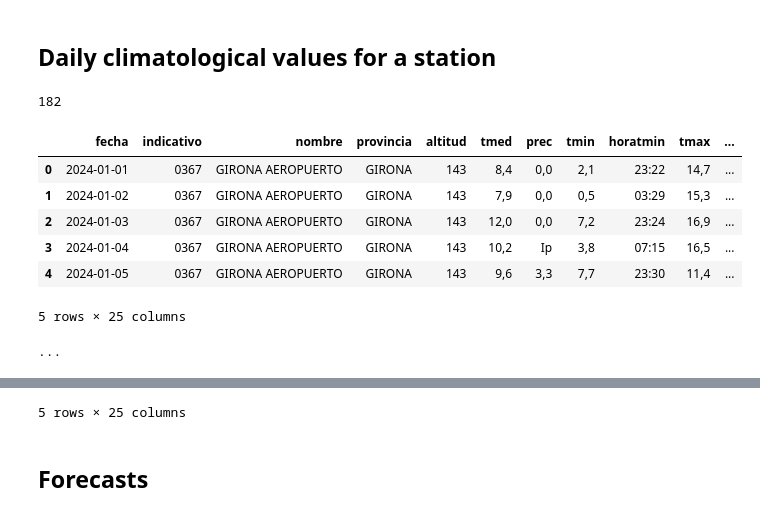
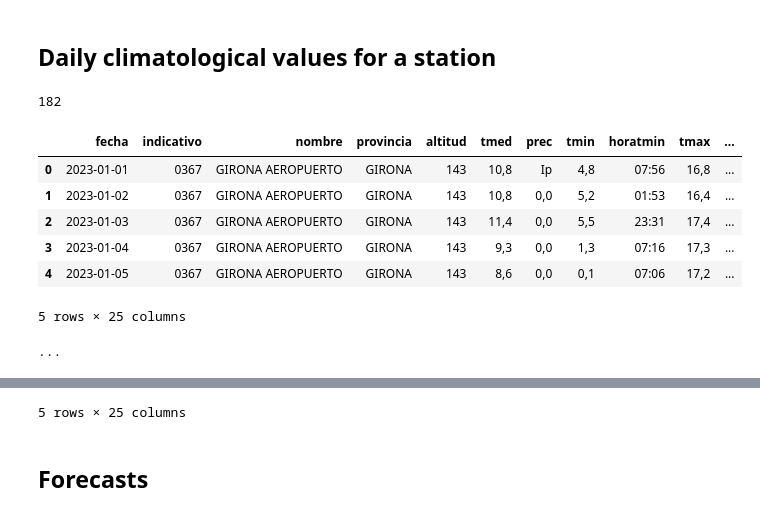
Before and after one commit to reddgr/energy-price-forecasting-in-power-grids, a Jupyter notebook: notebooks/04_AEMET_OpenData.ipynb, the cells around one changed output, grey strips where cells are left out. Saved outputs shown, nothing was run; the diff lists cells and outputs as text; code cells hidden in the pictures.

```diff
--- a/notebooks/04_AEMET_OpenData.ipynb
+++ b/notebooks/04_AEMET_OpenData.ipynb
@@ -241,22 +240,22 @@ plt.show()
 # %%
 # IDEMA_EXAMPLE = "1167B"
 IDEMA_EXAMPLE = "0367"
-FEC_INI = "2024-01-01"
+FEC_INI = "2023-01-01"
 n_dias = 181  # each query supports approximately 6 months of data
 FEC_FIN = (datetime.strptime(FEC_INI, "%Y-%m-%d") + pd.Timedelta(days=n_dias)).strftime("%Y-%m-%d")
 data = fetch_station_history(IDEMA_EXAMPLE, FEC_INI, FEC_FIN)
 print(len(data))
 display(pd.DataFrame(data).head(5))
 print("...")
 display(pd.DataFrame(data).tail(5))
 # %% [output]
 182
 |  | fecha | indicativo | nombre | provincia | altitud | tmed | prec | tmin | horatmin | tmax | ... |
-| 0 | 2024-01-01 | 0367 | GIRONA AEROPUERTO | GIRONA | 143 | 8,4 | 0,0 | 2,1 | 23:22 | 14,7 | ... |
-| 1 | 2024-01-02 | 0367 | GIRONA AEROPUERTO | GIRONA | 143 | 7,9 | 0,0 | 0,5 | 03:29 | 15,3 | ... |
-| 2 | 2024-01-03 | 0367 | GIRONA AEROPUERTO | GIRONA | 143 | 12,0 | 0,0 | 7,2 | 23:24 | 16,9 | ... |
-| 3 | 2024-01-04 | 0367 | GIRONA AEROPUERTO | GIRONA | 143 | 10,2 | Ip | 3,8 | 07:15 | 16,5 | ... |
-| 4 | 2024-01-05 | 0367 | GIRONA AEROPUERTO | GIRONA | 143 | 9,6 | 3,3 | 7,7 | 23:30 | 11,4 | ... |
+| 0 | 2023-01-01 | 0367 | GIRONA AEROPUERTO | GIRONA | 143 | 10,8 | Ip | 4,8 | 07:56 | 16,8 | ... |
+| 1 | 2023-01-02 | 0367 | GIRONA AEROPUERTO | GIRONA | 143 | 10,8 | 0,0 | 5,2 | 01:53 | 16,4 | ... |
+| 2 | 2023-01-03 | 0367 | GIRONA AEROPUERTO | GIRONA | 143 | 11,4 | 0,0 | 5,5 | 23:31 | 17,4 | ... |
+| 3 | 2023-01-04 | 0367 | GIRONA AEROPUERTO | GIRONA | 143 | 9,3 | 0,0 | 1,3 | 07:16 | 17,3 | ... |
+| 4 | 2023-01-05 | 0367 | GIRONA AEROPUERTO | GIRONA | 143 | 8,6 | 0,0 | 0,1 | 07:06 | 17,2 | ... |
 5 rows × 25 columns
 ...
 |  | fecha | indicativo | nombre | provincia | altitud | tmed | prec | tmin | horatmin | tmax | ... |
```
Also changed, not shown: parts of 2 cells of this notebook, 2 other files.
